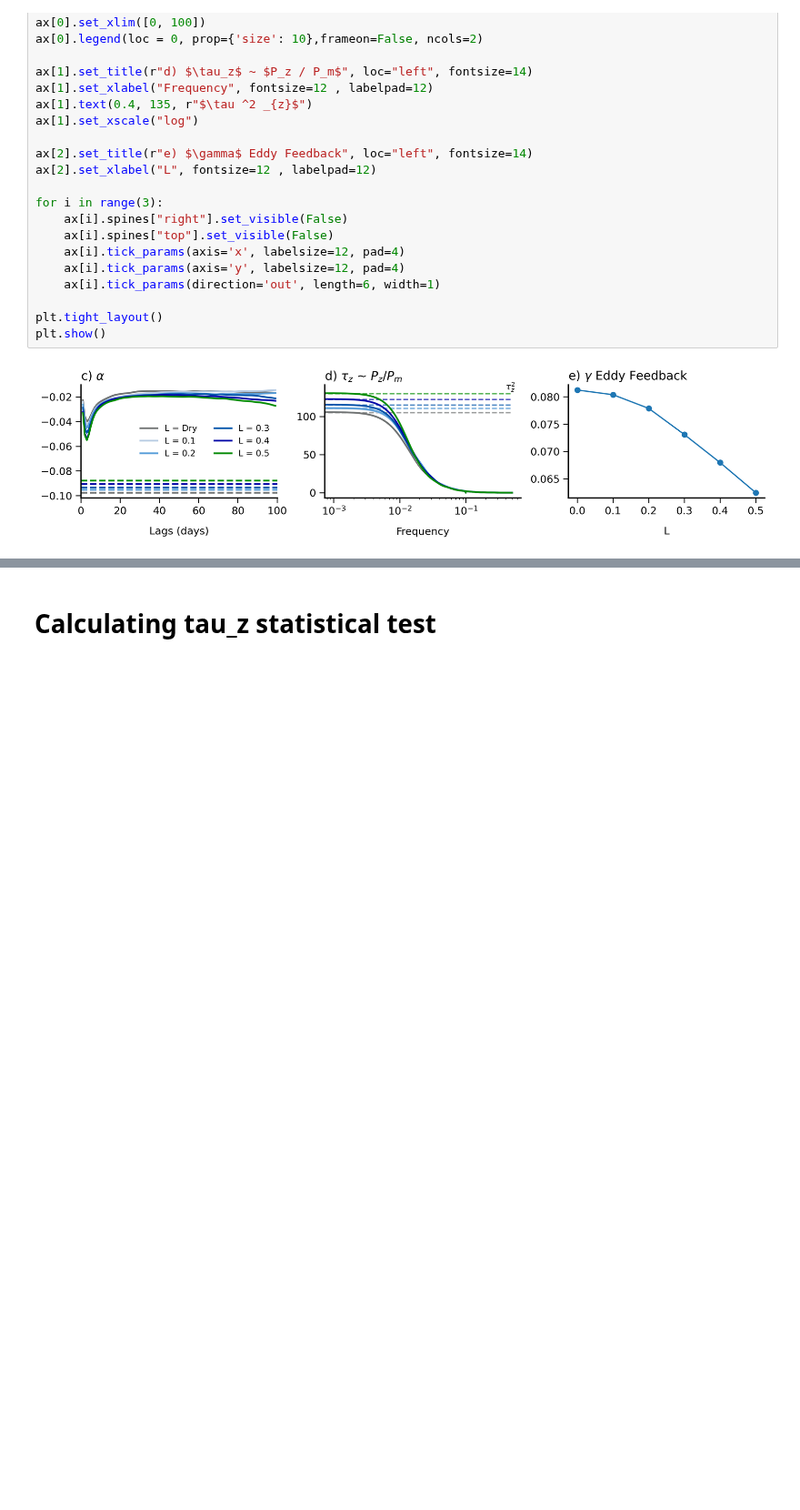
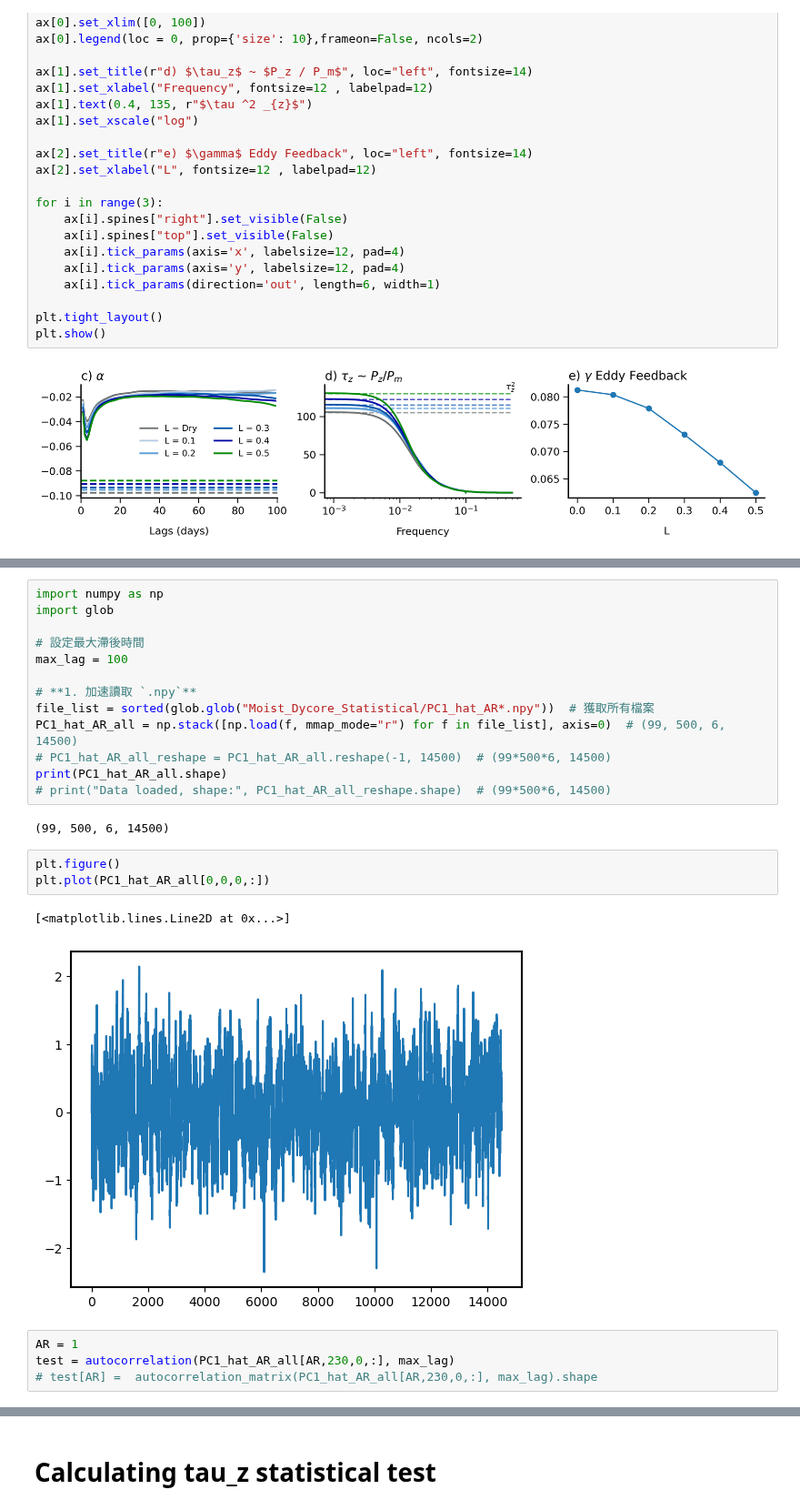
Before and after one commit to PeterChang1023/Moist_Dycore, a Jupyter notebook: IdealizeSpetral.jl/exp/HSt42/Moist_Dycore_Fig2_statistical_test_Cal.ipynb, the cells around one changed output, grey strips where cells are left out. Shown at 91% size. Drawn from its saved outputs; the diff is of its cells as text; blank space fills up the shorter version.

Commit message:
update statistical, but still error

```diff
--- a/IdealizeSpetral.jl/exp/HSt42/Moist_Dycore_Fig2_statistical_test_Cal.ipynb
+++ b/IdealizeSpetral.jl/exp/HSt42/Moist_Dycore_Fig2_statistical_test_Cal.ipynb
@@ -461,0 +613,25 @@ Calculating AR1...
+# %%
+import numpy as np
+import glob
+
+# 設定最大滯後時間
+max_lag = 100
+
+# **1. 加速讀取 `.npy`**
+file_list = sorted(glob.glob("Moist_Dycore_Statistical/PC1_hat_AR*.npy"))  # 獲取所有檔案
+PC1_hat_AR_all = np.stack([np.load(f, mmap_mode="r") for f in file_list], axis=0)  # (99, 500, 6, 14500)
+# PC1_hat_AR_all_reshape = PC1_hat_AR_all.reshape(-1, 14500)  # (99*500*6, 14500)
+print(PC1_hat_AR_all.shape)
+# print("Data loaded, shape:", PC1_hat_AR_all_reshape.shape)  # (99*500*6, 14500)
+# %% [output]
+(99, 500, 6, 14500)
+# %%
+plt.figure()
+plt.plot(PC1_hat_AR_all[0,0,0,:])
+# %% [output]
+[<matplotlib.lines.Line2D at 0x...>]
+[figure, added]
+# %%
+AR = 1
+test = autocorrelation(PC1_hat_AR_all[AR,230,0,:], max_lag)
+# test[AR] =  autocorrelation_matrix(PC1_hat_AR_all[AR,230,0,:], max_lag).shape
```
Also changed, not shown: parts of 21 cells of this notebook.
